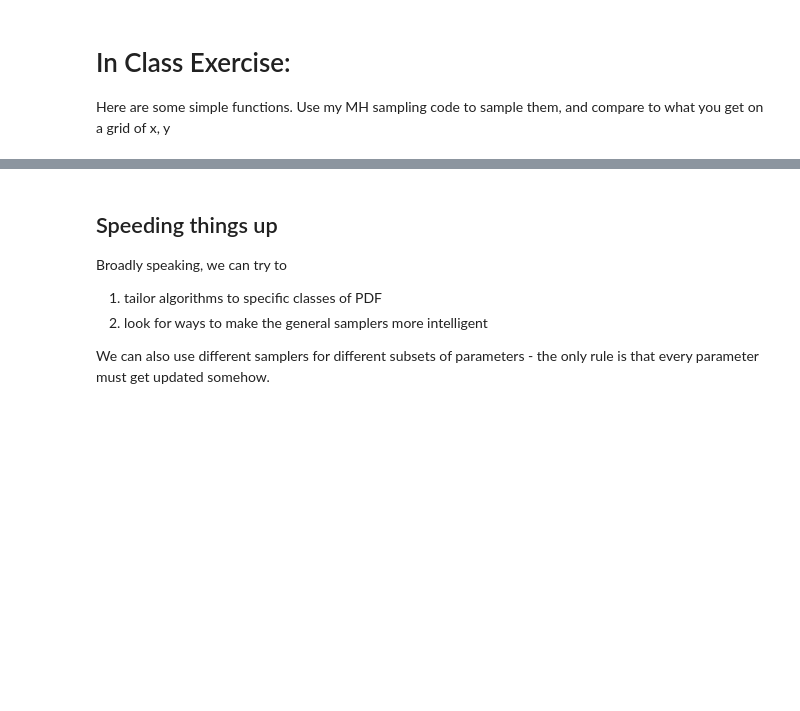
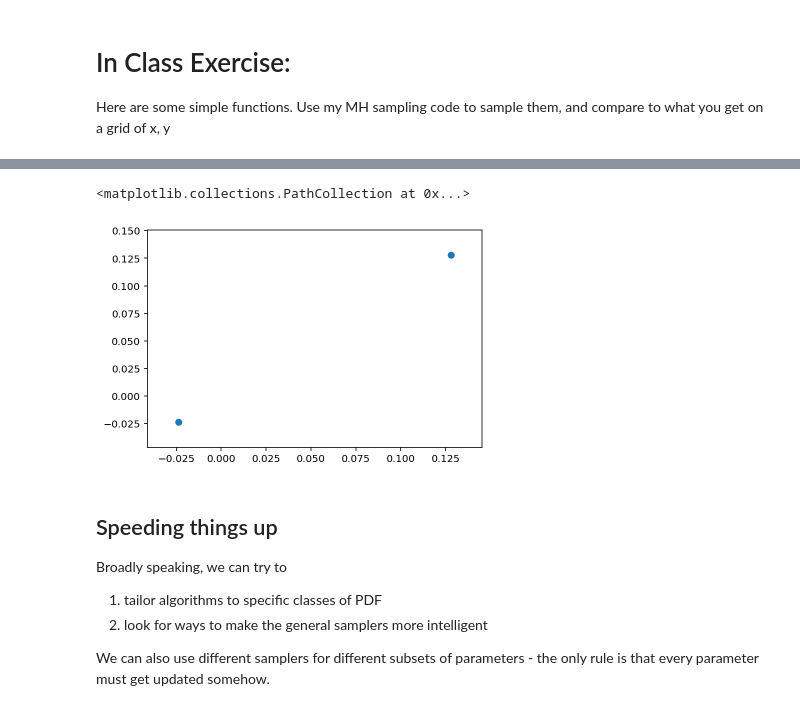
Before and after one commit to gnarayan/ast596_2020_Spring, a Jupyter notebook: lecture/06/week06_p2.ipynb, the cells around one changed output, grey strips where cells are left out. Saved outputs shown, nothing was run; the diff lists cells and outputs as text; code cells hidden in the pictures; blank space fills up the shorter version.

```diff
--- a/lecture/06/week06_p2.ipynb
+++ b/lecture/06/week06_p2.ipynb
@@ -170,3 +166,12 @@ def mh_demo(p, x0, sigma, nsamp=1000):
+# %%
+# Your code here
+
+import matplotlib.pyplot as plt
+samp=metropolis_hastings(Rosenbrock_lnP,[0,0],[0.1,0.1])
+plt.scatter(samp[0],samp[1])
+# %% [output]
+<matplotlib.collections.PathCollection at 0x...>
+[figure, added]
 # %% [markdown]
 ## Speeding things up
 
```
Also changed, not shown: parts of 1 cell of this notebook.
